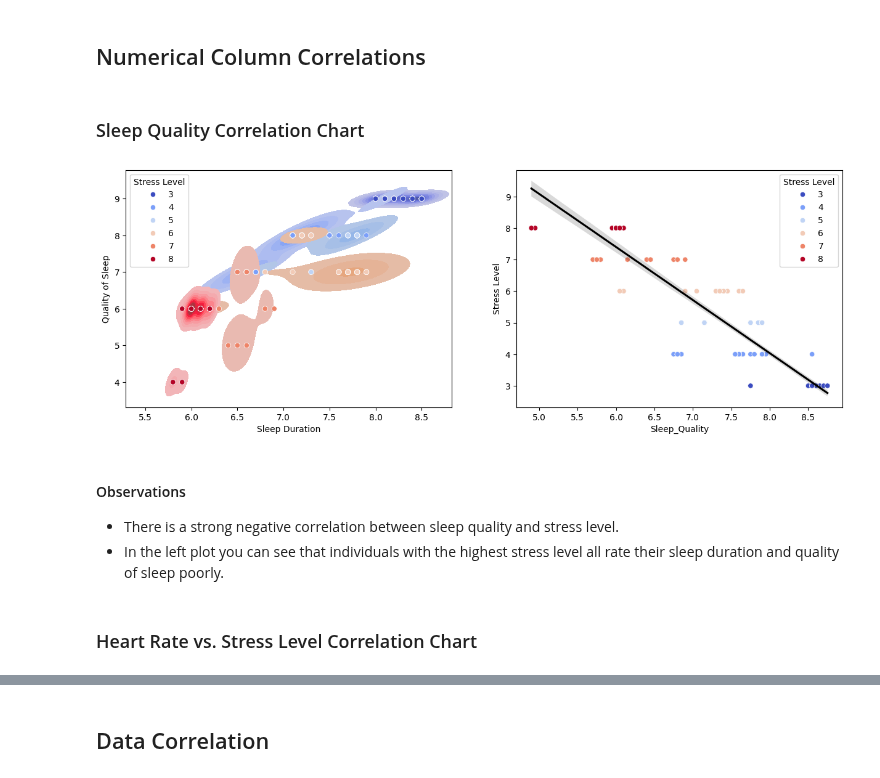
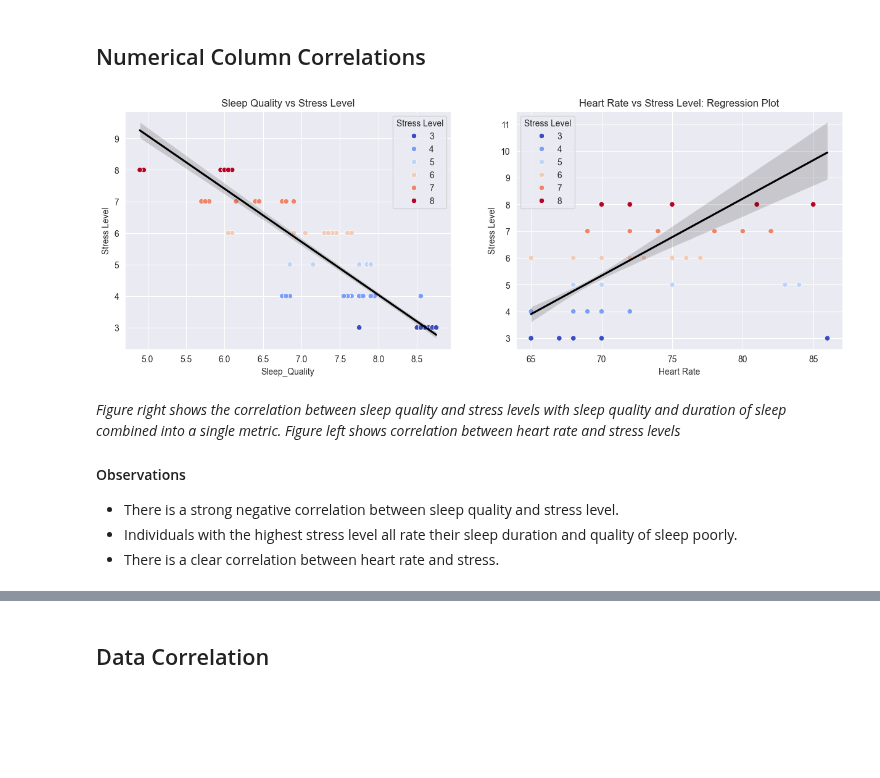
Before and after one commit to DanielLevenstein/stress_vs_physical_activity_data_exploration, a Jupyter notebook: stress-vs-physical-activity-correlation-notebook.ipynb, the cells around one changed output, grey strips where cells are left out. Cells and saved outputs as stored; diff of their text form; code cells hidden in the pictures; blank space fills up the shorter version.

```diff
--- a/stress-vs-physical-activity-correlation-notebook.ipynb
+++ b/stress-vs-physical-activity-correlation-notebook.ipynb
@@ -178,24 +193,29 @@ Data Cleaned Successfully
 | max | 1.000000 | 59.000000 | 8.500000 | 9.000000 | 90.000000 | 8.000000 | 86.000000 | ... |
 # %% [markdown]
 ## Numerical Column Correlations
-# %% [markdown]
-### Sleep Quality Correlation Chart
 # %%
 df_agg = df_clean.copy()
 
-fig, (ax1, ax2) = plt.subplots(1, 2, figsize=(15, 5))
-sns.kdeplot(data=df_copy, x="Sleep Duration", y="Quality of Sleep", hue="Stress Level", fill=True, palette="coolwarm", ax=ax1)
-sns.scatterplot(data=df_copy, x="Sleep Duration", y="Quality of Sleep", hue="Stress Level", palette="coolwarm", ax=ax1)
-
-# Combining Sleep Duration and Quality of Sleep into a single metric
-df_agg['Sleep_Quality'] = (df_clean['Quality of Sleep'] + df_clean['Sleep Duration']) / 2
-scatter = sns.scatterplot(data=df_agg, x="Sleep_Quality", hue="Stress Level", y="Stress Level", palette="coolwarm", ax=ax2)
-sns.regplot(data=df_agg, x="Sleep_Quality", y="Stress Level", scatter=False, color="black", ax=ax2);
+def sleep_quality_correlation(df_clean, ax1):
+    # Combining Sleep Duration and Quality of Sleep into a single metric
+    df_agg['Sleep_Quality'] = (df_clean['Quality of Sleep'] + df_clean['Sleep Duration']) / 2
+    sns.scatterplot(data=df_agg, x="Sleep_Quality", hue="Stress Level", y="Stress Level", palette="coolwarm", ax=ax1)
+    ax1.set_title("Sleep Quality vs Stress Level")
+    sns.regplot(data=df_agg, x="Sleep_Quality", y="Stress Level", scatter=False, color="black", ax=ax1);
+def heart_rate_correlation(df, ax2):
+    ax2.set_title("Heart Rate vs Stress Level: Regression Plot")
+    sns.scatterplot(data=df, x="Heart Rate", y="Stress Level", hue="Stress Level", palette="coolwarm")
+    sns.regplot(data=df, x="Heart Rate", y="Stress Level", scatter=False, color="black");
-# %% [output]
-[figure, removed]
+# %%
+fig, (ax1, ax2) = plt.subplots(1, 2, figsize=(15, 5))
+sleep_quality_correlation(df_clean, ax1)
+heart_rate_correlation(df, ax2)
+# %% [output]
+[figure, added]
 # %% [markdown]
+*Figure right shows the correlation between sleep quality and stress levels with sleep quality and duration of sleep combined into a single metric.*
+*Figure left shows correlation between heart rate and stress levels*
 #### Observations
 - There is a strong negative correlation between sleep quality and stress level.
-- In the left plot you can see that individuals with the highest stress level all rate their sleep duration and quality of sleep poorly.
+- Individuals with the highest stress level all rate their sleep duration and quality of sleep poorly.
+- There is a clear correlation between heart rate and stress.
-# %% [markdown]
-### Heart Rate vs. Stress Level Correlation Chart
```
Also changed, not shown: parts of 58 cells of this notebook, 5 other files.
